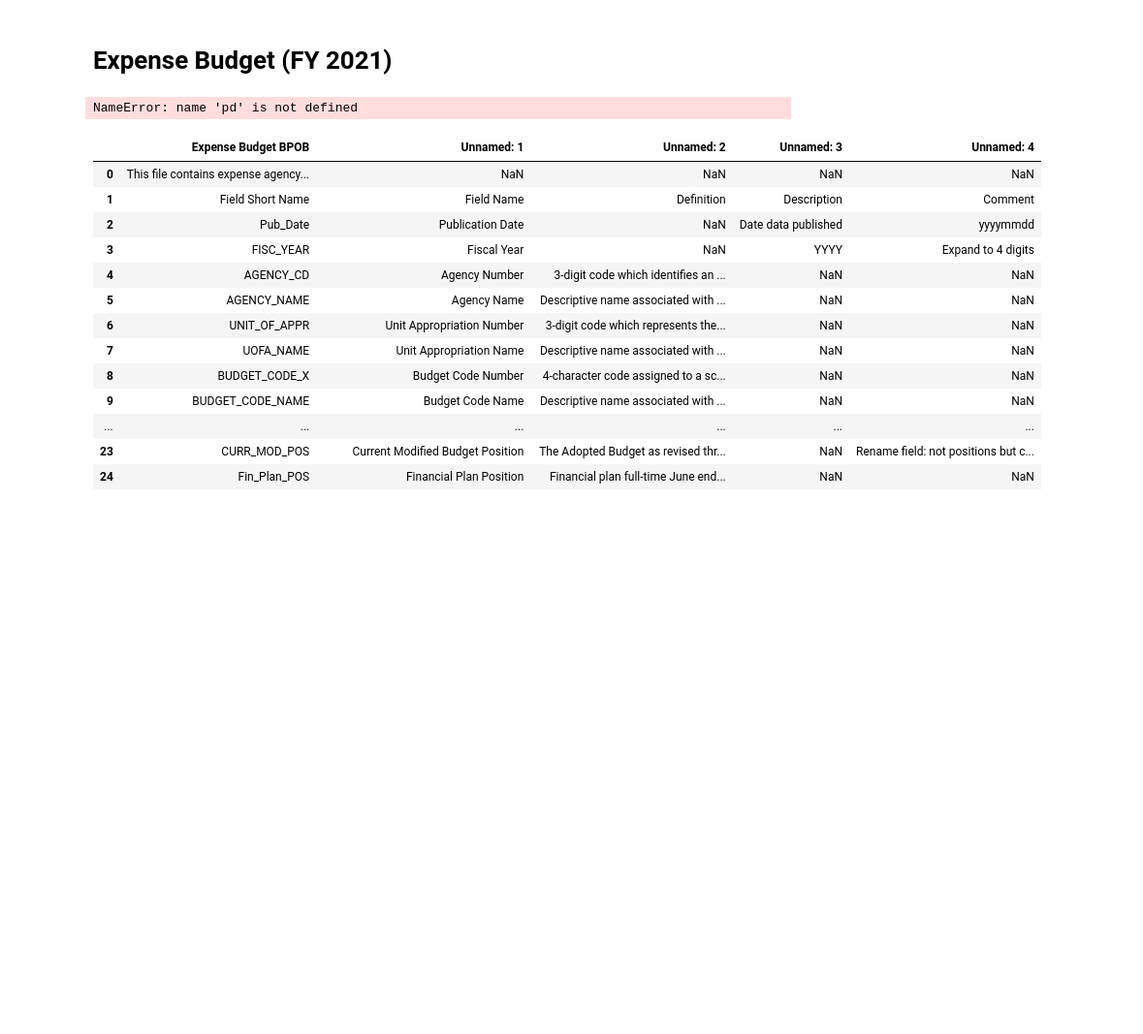
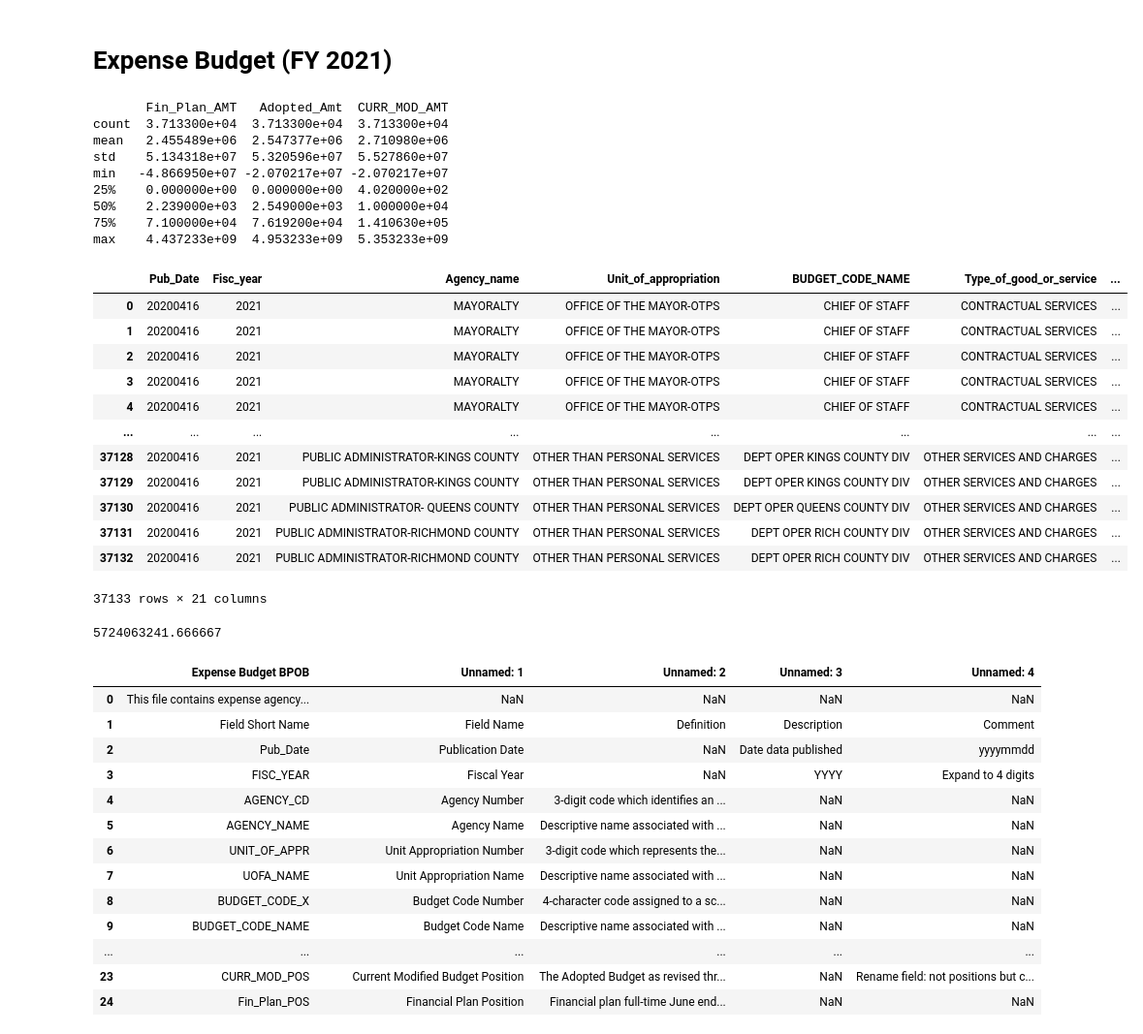
Before and after one commit to JeremyBrent/NYC_budget_analysis, a Jupyter notebook: eda.ipynb, the cells around one changed output. Shown at 97% size. Saved outputs shown, nothing was run; the diff lists cells and outputs as text; code cells hidden in the pictures; blank space fills up the shorter version.

Commit message:
fy 2021 data from expense budget cleaned adds up to 16 bil which does not seem right

```diff
--- a/eda.ipynb
+++ b/eda.ipynb
@@ -82,30 +84,74 @@ df.sort_values("Total Budgeted Amount", ascending=False)
 # %% [markdown]
 # Expense Budget (FY 2021)
 # %%
+# Read excel file
 expense_budget_21_df = pd.read_excel(os.path.join("Data","FY2021_Expense_Budget.xlsx"))
+
+# Dropping columns
 expense_budget_21_df.drop(columns = ["AGENCY_CD","UNIT_OF_APPR","BUDGET_CODE_X",
-                                  "OBJECT_CLASS","OBJECT_Code","RESP_CENTER_CD","Intra-City Purchase Code"],
-                      inplace=True)
+                                    "OBJECT_CLASS","OBJECT_Code",
+                                    "RESP_CENTER_CD","Intra-City Purchase Code"]
+                        ,inplace=True)
+
+# Renaming columns
 expense_budget_21_df.rename(columns={"UOFA_NAME":"Unit_of_appropriation",
                                  "OBJECT_CLASS_NAME":"Type_of_good_or_service",
                                  "RESP_CNTR_NAME":"Organizational_unit_responsible",
                                  "OBJECT_Code_NAME":"Expenditure_classification",
                                  "PS_OTPS_IND":"Personal_service_or_other",
                                  "FPS_FL":"Financial_plan_savings",
                                  "AGENCY_NAME":"Agency_name",
                                  "FISC_YEAR":"Fisc_year"}
                          ,inplace=True)
 
+# Printing descriptive stats of the three columns that contain financial values
 print(expense_budget_21_df[["Fin_Plan_AMT","Adopted_Amt","CURR_MOD_AMT"]].describe())
-expense_budget_21_df["Avg_amount"] = expense_budget_21_df[["Fin_Plan_AMT","Adopted_Amt","CURR_MOD_AMT"]].mean(axis=1)
+
+# Creating a new column out of the average of the three columns that contain financial values
+expense_budget_21_df["Avg_amount"] = \
+    expense_budget_21_df[["Fin_Plan_AMT",
+                          "Adopted_Amt",
+                          "CURR_MOD_AMT"]].mean(axis=1)
+
+# creating a new column for the percent of the total budget
 percent_list = []
 total_budget = expense_budget_21_df["Avg_amount"].sum()
 for value in expense_budget_21_df['Avg_amount']:
     percent = value / total_budget * 100
     percent_list.append(percent)
 expense_budget_21_df["percent_of_budget"] = percent_list
+
+# Exporting to csv
 expense_budget_21_df.to_csv("Data/FY2021_Expense_Budget_Cleaned.csv")
+
+
 expense_budget_21_df
 # %% [output]
-NameError: name 'pd' is not defined
+       Fin_Plan_AMT   Adopted_Amt  CURR_MOD_AMT
+count  3.713300e+04  3.713300e+04  3.713300e+04
+mean   2.455489e+06  2.547377e+06  2.710980e+06
+std    5.134318e+07  5.320596e+07  5.527860e+07
+min   -4.866950e+07 -2.070217e+07 -2.070217e+07
+25%    0.000000e+00  0.000000e+00  4.020000e+02
+50%    2.239000e+03  2.549000e+03  1.000000e+04
+75%    7.100000e+04  7.619200e+04  1.410630e+05
+max    4.437233e+09  4.953233e+09  5.353233e+09
+|  | Pub_Date | Fisc_year | Agency_name | Unit_of_appropriation | BUDGET_CODE_NAME | Type_of_good_or_service | ... |
+| 0 | 20200416 | 2021 | MAYORALTY | OFFICE OF THE MAYOR-OTPS | CHIEF OF STAFF | CONTRACTUAL SERVICES | ... |
+| 1 | 20200416 | 2021 | MAYORALTY | OFFICE OF THE MAYOR-OTPS | CHIEF OF STAFF | CONTRACTUAL SERVICES | ... |
+| 2 | 20200416 | 2021 | MAYORALTY | OFFICE OF THE MAYOR-OTPS | CHIEF OF STAFF | CONTRACTUAL SERVICES | ... |
+| 3 | 20200416 | 2021 | MAYORALTY | OFFICE OF THE MAYOR-OTPS | CHIEF OF STAFF | CONTRACTUAL SERVICES | ... |
+| 4 | 20200416 | 2021 | MAYORALTY | OFFICE OF THE MAYOR-OTPS | CHIEF OF STAFF | CONTRACTUAL SERVICES | ... |
+| ... | ... | ... | ... | ... | ... | ... | ... |
+| 37128 | 20200416 | 2021 | PUBLIC ADMINISTRATOR-KINGS COUNTY | OTHER THAN PERSONAL SERVICES | DEPT OPER KINGS COUNTY DIV | OTHER SERVICES AND CHARGES | ... |
+| 37129 | 20200416 | 2021 | PUBLIC ADMINISTRATOR-KINGS COUNTY | OTHER THAN PERSONAL SERVICES | DEPT OPER KINGS COUNTY DIV | OTHER SERVICES AND CHARGES | ... |
+| 37130 | 20200416 | 2021 | PUBLIC ADMINISTRATOR- QUEENS COUNTY | OTHER THAN PERSONAL SERVICES | DEPT OPER QUEENS COUNTY DIV | OTHER SERVICES AND CHARGES | ... |
+| 37131 | 20200416 | 2021 | PUBLIC ADMINISTRATOR-RICHMOND COUNTY | OTHER THAN PERSONAL SERVICES | DEPT OPER RICH COUNTY DIV | OTHER SERVICES AND CHARGES | ... |
+| 37132 | 20200416 | 2021 | PUBLIC ADMINISTRATOR-RICHMOND COUNTY | OTHER THAN PERSONAL SERVICES | DEPT OPER RICH COUNTY DIV | OTHER SERVICES AND CHARGES | ... |
+37133 rows × 21 columns
+# %%
+expense_budget_21_df.loc[(expense_budget_21_df["Agency_name"] == "POLICE DEPARTMENT"),
+                     "Avg_amount"].sum()
+# %% [output]
+5724063241.666667
 # %%
```
Also changed, not shown: parts of 7 cells of this notebook, 7 other files.
